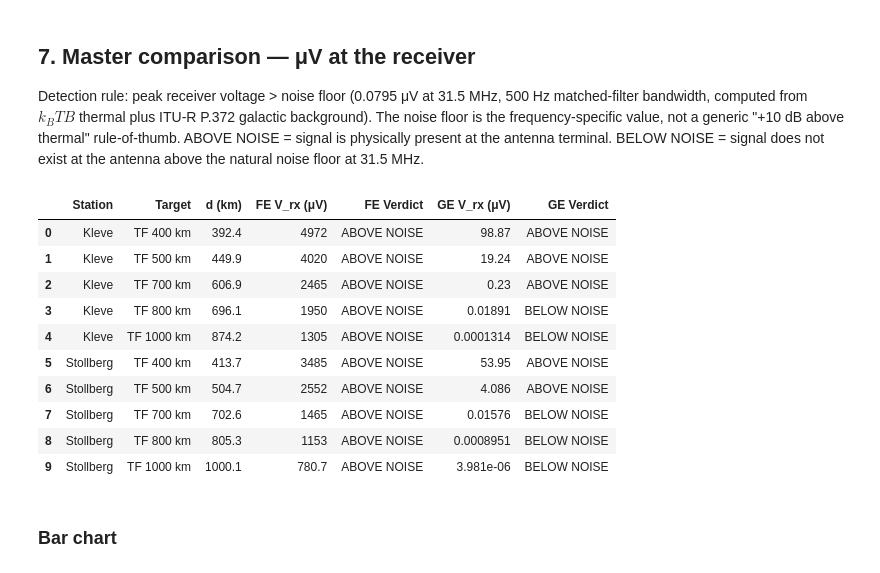
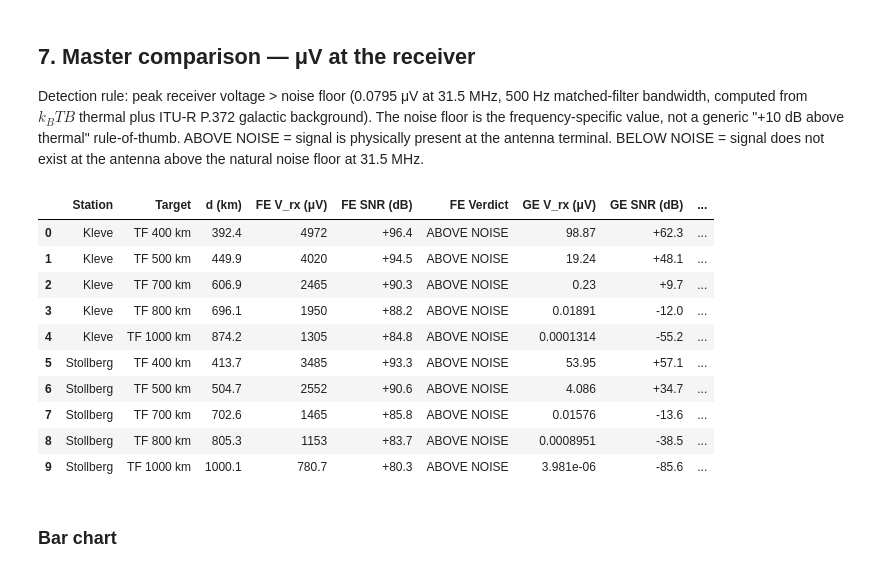
Before and after one commit to AlanSpaceAudits/battle-of-the-beams, a Jupyter notebook: jupyter_book/001_Telefunken_Signal_Strength_Bullnyte.ipynb, the cells around one changed output. Drawn from its saved outputs; the diff is of its cells as text; code cells hidden in the pictures.

```diff
--- a/jupyter_book/001_Telefunken_Signal_Strength_Bullnyte.ipynb
+++ b/jupyter_book/001_Telefunken_Signal_Strength_Bullnyte.ipynb
@@ -168,17 +168,19 @@ def fe_signal_uV(station_name, target_name, W_m, H_m):
     res = c.sommerfeld_FE(d_m, s['h_tx_m'], t['rx_alt_m'],
                           f_MHz, 'sea', s['Ptx_W'], G_lin)
     v_uV = c.voltage_50ohm_uV(res['P_rx_dBW'])
-    return d_m/1000, v_uV
+    return d_m/1000, v_uV, res['P_rx_dBW']
 
 fe_rows = []
 for station in ['Kleve','Stollberg']:
     for tname in TF_NAMES:
-        d_km, v_uV = fe_signal_uV(station, tname, W_sub, H_sub)
+        d_km, v_uV, P_rx_dBW = fe_signal_uV(station, tname, W_sub, H_sub)
         ratio = v_uV / N_uV
+        snr_dB = P_rx_dBW - N_dBW
         fe_rows.append([station, tname, round(d_km,1),
-                        f"{v_uV:.4g}", f"{ratio:.4g}",
+                        f"{v_uV:.4g}", f"{ratio:.4g}", f"{snr_dB:+.1f}",
                         'ABOVE NOISE' if v_uV > N_uV else 'BELOW NOISE'])
 fe_df = pd.DataFrame(fe_rows, columns=['Station','Target','d (km)',
-                                        'V_rx (μV)', 'V_rx / V_noise', 'Verdict'])
+                                        'V_rx (μV)', 'V_rx / V_noise',
+                                        'SNR (dB)', 'Verdict'])
 fe_df
 # %% [output]
@@ -225,17 +227,19 @@ def ge_signal_uV(station_name, target_name, W_m, H_m):
                                  f_MHz, 'sea', s['pol'])
     P_rx_dBW = P_tx + G_dBi - FSPL - L_fock
     v_uV = c.voltage_50ohm_uV(P_rx_dBW)
-    return d_m/1000, v_uV
+    return d_m/1000, v_uV, P_rx_dBW
 
 ge_rows = []
 for station in ['Kleve','Stollberg']:
     for tname in TF_NAMES:
-        d_km, v_uV = ge_signal_uV(station, tname, W_sub, H_sub)
+        d_km, v_uV, P_rx_dBW = ge_signal_uV(station, tname, W_sub, H_sub)
         ratio = v_uV / N_uV
+        snr_dB = P_rx_dBW - N_dBW
         ge_rows.append([station, tname, round(d_km,1),
-                        f"{v_uV:.4g}", f"{ratio:.4g}",
+                        f"{v_uV:.4g}", f"{ratio:.4g}", f"{snr_dB:+.1f}",
                         'ABOVE NOISE' if v_uV > N_uV else 'BELOW NOISE'])
 ge_df = pd.DataFrame(ge_rows, columns=['Station','Target','d (km)',
-                                        'V_rx (μV)', 'V_rx / V_noise', 'Verdict'])
+                                        'V_rx (μV)', 'V_rx / V_noise',
+                                        'SNR (dB)', 'Verdict'])
 ge_df
 # %% [output]
@@ -257,28 +261,32 @@ Detection rule: peak receiver voltage > noise floor (0.0795 μV at 31.5 MHz, 500
 # %%
 master = []
 for station in ['Kleve','Stollberg']:
     for tname in TF_NAMES:
-        d_km, v_fe = fe_signal_uV(station, tname, W_sub, H_sub)
-        d_km, v_ge = ge_signal_uV(station, tname, W_sub, H_sub)
+        d_km, v_fe, P_fe_dBW = fe_signal_uV(station, tname, W_sub, H_sub)
+        d_km, v_ge, P_ge_dBW = ge_signal_uV(station, tname, W_sub, H_sub)
+        snr_fe = P_fe_dBW - N_dBW
+        snr_ge = P_ge_dBW - N_dBW
         master.append([station, tname, round(d_km,1),
-                       f"{v_fe:.4g}", 'ABOVE NOISE' if v_fe > N_uV else 'BELOW NOISE',
-                       f"{v_ge:.4g}", 'ABOVE NOISE' if v_ge > N_uV else 'BELOW NOISE'])
+                       f"{v_fe:.4g}", f"{snr_fe:+.1f}",
+                       'ABOVE NOISE' if v_fe > N_uV else 'BELOW NOISE',
+                       f"{v_ge:.4g}", f"{snr_ge:+.1f}",
+                       'ABOVE NOISE' if v_ge > N_uV else 'BELOW NOISE'])
 master_df = pd.DataFrame(master, columns=['Station','Target','d (km)',
-                                           'FE V_rx (μV)','FE Verdict',
-                                           'GE V_rx (μV)','GE Verdict'])
+                                           'FE V_rx (μV)','FE SNR (dB)','FE Verdict',
+                                           'GE V_rx (μV)','GE SNR (dB)','GE Verdict'])
 master_df
 # %% [output]
-|  | Station | Target | d (km) | FE V_rx (μV) | FE Verdict | GE V_rx (μV) | GE Verdict |
-| 0 | Kleve | TF 400 km | 392.4 | 4972 | ABOVE NOISE | 98.87 | ABOVE NOISE |
-| 1 | Kleve | TF 500 km | 449.9 | 4020 | ABOVE NOISE | 19.24 | ABOVE NOISE |
-| 2 | Kleve | TF 700 km | 606.9 | 2465 | ABOVE NOISE | 0.23 | ABOVE NOISE |
-| 3 | Kleve | TF 800 km | 696.1 | 1950 | ABOVE NOISE | 0.01891 | BELOW NOISE |
-| 4 | Kleve | TF 1000 km | 874.2 | 1305 | ABOVE NOISE | 0.0001314 | BELOW NOISE |
-| 5 | Stollberg | TF 400 km | 413.7 | 3485 | ABOVE NOISE | 53.95 | ABOVE NOISE |
-| 6 | Stollberg | TF 500 km | 504.7 | 2552 | ABOVE NOISE | 4.086 | ABOVE NOISE |
-| 7 | Stollberg | TF 700 km | 702.6 | 1465 | ABOVE NOISE | 0.01576 | BELOW NOISE |
-| 8 | Stollberg | TF 800 km | 805.3 | 1153 | ABOVE NOISE | 0.0008951 | BELOW NOISE |
-| 9 | Stollberg | TF 1000 km | 1000.1 | 780.7 | ABOVE NOISE | 3.981e-06 | BELOW NOISE |
+|  | Station | Target | d (km) | FE V_rx (μV) | FE SNR (dB) | FE Verdict | GE V_rx (μV) | GE SNR (dB) | ... |
+| 0 | Kleve | TF 400 km | 392.4 | 4972 | +96.4 | ABOVE NOISE | 98.87 | +62.3 | ... |
+| 1 | Kleve | TF 500 km | 449.9 | 4020 | +94.5 | ABOVE NOISE | 19.24 | +48.1 | ... |
+| 2 | Kleve | TF 700 km | 606.9 | 2465 | +90.3 | ABOVE NOISE | 0.23 | +9.7 | ... |
+| 3 | Kleve | TF 800 km | 696.1 | 1950 | +88.2 | ABOVE NOISE | 0.01891 | -12.0 | ... |
+| 4 | Kleve | TF 1000 km | 874.2 | 1305 | +84.8 | ABOVE NOISE | 0.0001314 | -55.2 | ... |
+| 5 | Stollberg | TF 400 km | 413.7 | 3485 | +93.3 | ABOVE NOISE | 53.95 | +57.1 | ... |
+| 6 | Stollberg | TF 500 km | 504.7 | 2552 | +90.6 | ABOVE NOISE | 4.086 | +34.7 | ... |
+| 7 | Stollberg | TF 700 km | 702.6 | 1465 | +85.8 | ABOVE NOISE | 0.01576 | -13.6 | ... |
+| 8 | Stollberg | TF 800 km | 805.3 | 1153 | +83.7 | ABOVE NOISE | 0.0008951 | -38.5 | ... |
+| 9 | Stollberg | TF 1000 km | 1000.1 | 780.7 | +80.3 | ABOVE NOISE | 3.981e-06 | -85.6 | ... |
 # %% [markdown]
 ### Bar chart
 # %%
```
Also changed, not shown: parts of 3 cells of this notebook, 1 other file.
